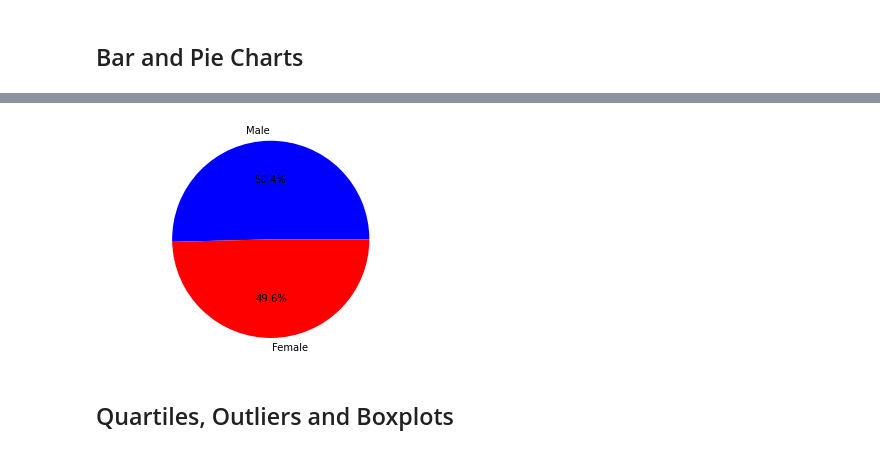
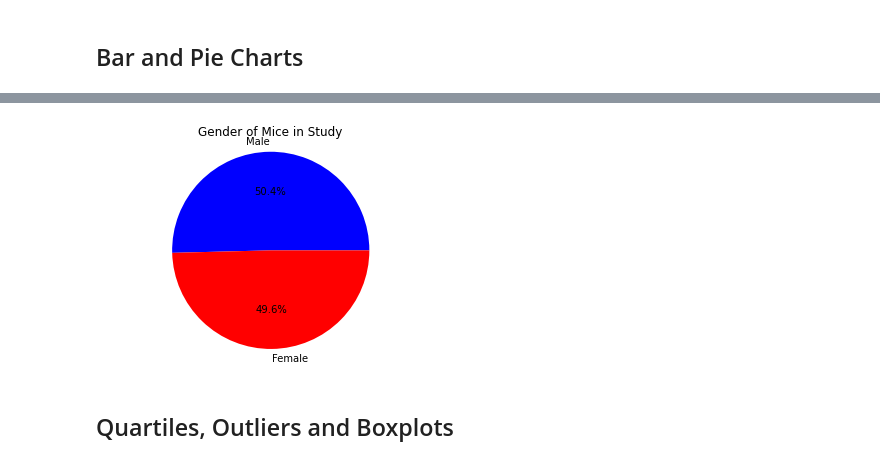
Before and after one commit to granttowers/matplotlib-challenge, a Jupyter notebook: pymaceuticals_starter.ipynb, the cells around one changed output, grey strips where cells are left out. Cells and saved outputs as stored; diff of their text form; code cells hidden in the pictures.

```diff
--- a/pymaceuticals_starter.ipynb
+++ b/pymaceuticals_starter.ipynb
@@ -237,11 +251,13 @@ plt.savefig("Images/Pandas_Pie.png");
 # %%
 # Generate a pie plot showing the distribution of female versus male mice using pyplot
+#---------------
 plt.pie(gender_count.values, labels=["Male", "Female"], colors=["b", "r"],
         autopct="%1.1f%%")
 plt.axis("equal")
+plt.title("Gender of Mice in Study")
 plt.savefig("Images/PyPlot_Pie.png");
 # %% [output]
-[figure, old version]
+[figure, new version]
 # %% [markdown]
 ## Quartiles, Outliers and Boxplots
 # %%
```
Also changed, not shown: parts of 16 cells of this notebook, 10 other files.
